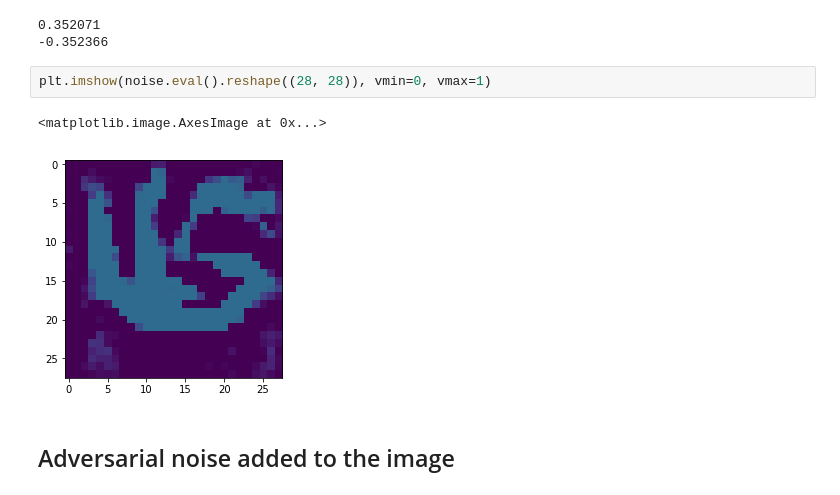
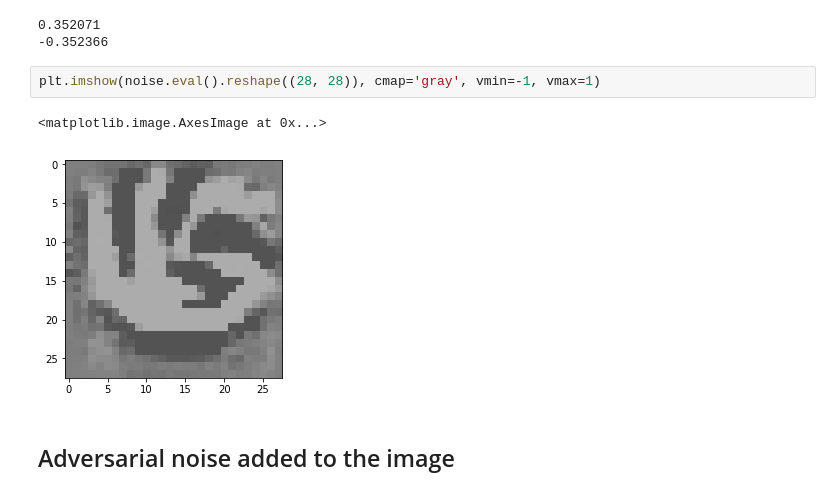
Before and after one commit to sylvesterchiang/adversarial_examples, a Jupyter notebook: Adversarial Noise with MNIST.ipynb, the cells around one changed output. Saved outputs shown, nothing was run; the diff lists cells and outputs as text.

```diff
--- a/Adversarial Noise with MNIST.ipynb
+++ b/Adversarial Noise with MNIST.ipynb
@@ -332,10 +332,10 @@ print(np.min(noise.eval()))
 0.352071
 -0.352366
 # %%
-plt.imshow(noise.eval().reshape((28, 28)), vmin=0, vmax=1)
+plt.imshow(noise.eval().reshape((28, 28)), cmap='gray', vmin=-1, vmax=1)
 # %% [output]
 <matplotlib.image.AxesImage at 0x...>
-[figure, old version]
+[figure, new version]
 # %% [markdown]
 ## Adversarial noise added to the image
 # %%
```
Also changed, not shown: parts of 5 cells of this notebook.
